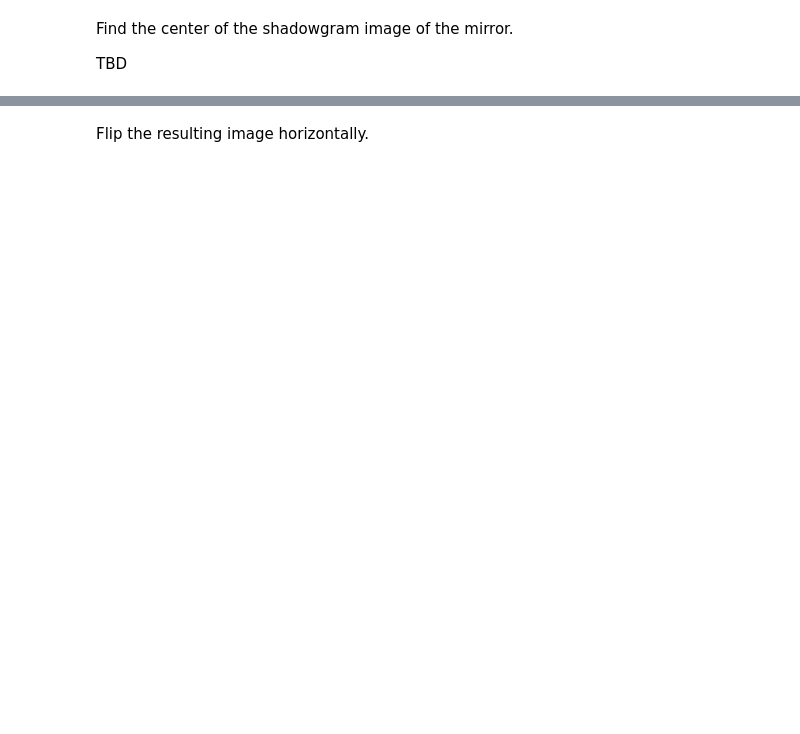
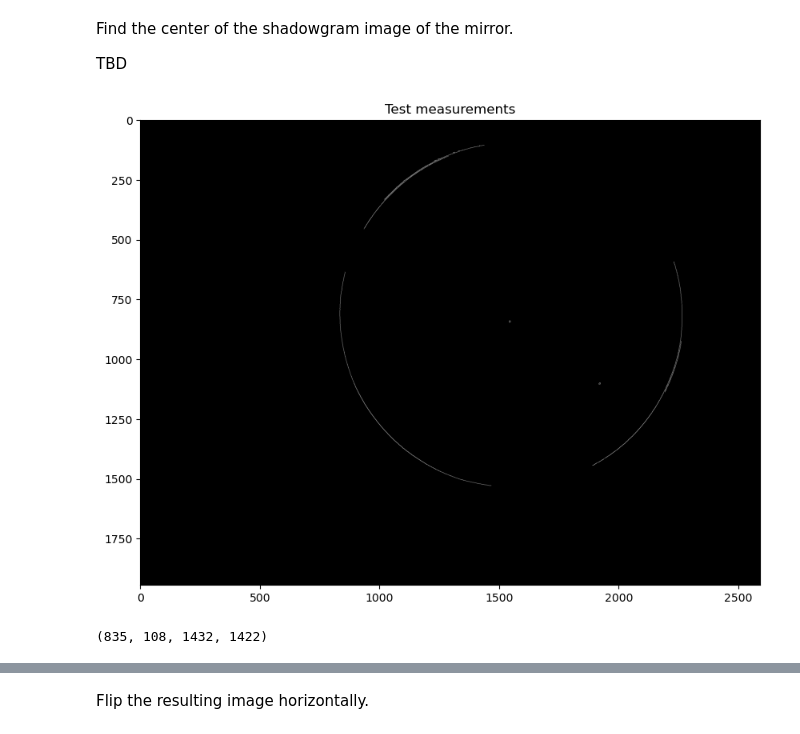
Before and after one commit to nunosousa/TelescopeMirrorTester, a Jupyter notebook: Software/Jupyter Notebooks/Shadowgram analysis/Shadowgram analysis.ipynb, the cells around one changed output, grey strips where cells are left out. Cells and saved outputs as stored; diff of their text form; code cells hidden in the pictures; blank space fills up the shorter version.

```diff
--- a/Software/Jupyter Notebooks/Shadowgram analysis/Shadowgram analysis.ipynb
+++ b/Software/Jupyter Notebooks/Shadowgram analysis/Shadowgram analysis.ipynb
@@ -30,3 +31,32 @@ plt.show()
 Find the center of the shadowgram image of the mirror.
 
 TBD
+# %%
+threshold = 100
+
+capture_gray_blur = capture_gray#cv2.blur(capture_gray, (1,1))
+
+canny_output = cv2.Canny(capture_gray_blur, threshold, threshold * 2, L2gradient = True)
+# %%
+%matplotlib inline
+
+plt.rcParams['figure.figsize'] = [10, 10]
+#plt.rcParams['figure.dpi'] = 120
+
+plt.title('Test measurements')
+
+# call imshow() using plt object
+plt.imshow(canny_output, cmap='gray')
+
+# display that image
+plt.show()
+# %% [output]
+[figure, added]
+# %%
+a = cv2.boundingRect(canny_output)
+print(a)
+
+color = (128, 0, 0)
+drawing2 = cv2.rectangle(capture_gray, (a[0], a[1]), (a[2], a[3]), color, 2)
+# %% [output]
+(835, 108, 1432, 1422)
```
Also changed, not shown: parts of 7 cells of this notebook.
